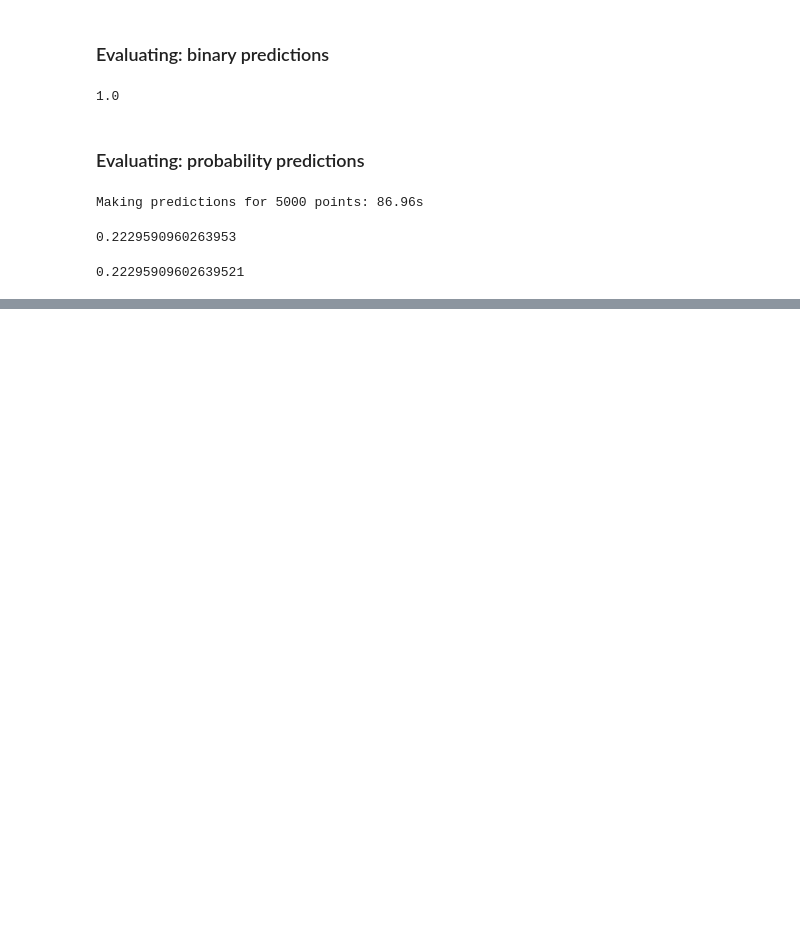
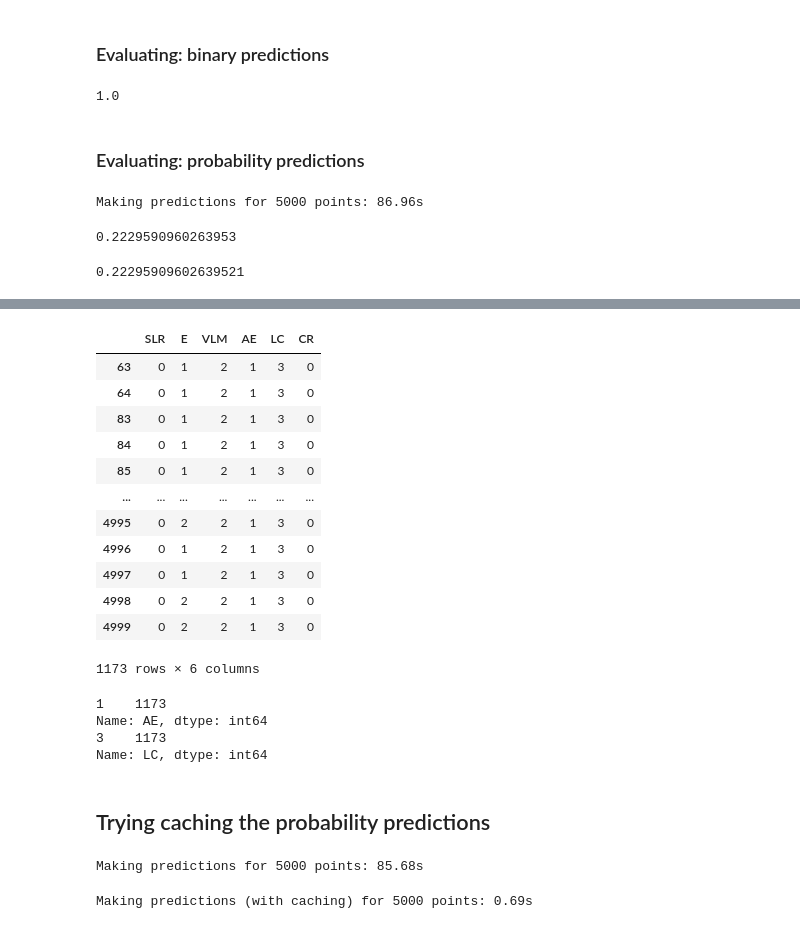
Before and after one commit to sashanksilwal/CRSLR, a Jupyter notebook: Ngoc/Training/Training data.ipynb, the cells around one changed output, grey strips where cells are left out. Drawn from its saved outputs; the diff is of its cells as text; code cells hidden in the pictures; blank space fills up the shorter version.

Commit message:
Updated model training

```diff
--- a/Ngoc/Training/Training data.ipynb
+++ b/Ngoc/Training/Training data.ipynb
@@ -303,0 +404,4 @@ mean_absolute_error(cr0['CR_0'][:n], prob_preds['CR_0'])
+# %%
+val = prob_preds.CR_1.value_counts().index[0]
+same_prob = prob_preds[prob_preds.CR_1 == val]
+same_prob
@@ -303,0 +422,27 @@ mean_absolute_error(cr0['CR_0'][:n], prob_preds['CR_0'])
+# %%
+same_encoded = scenarios_encoded[0].loc[same_prob.index]
+same_encoded
+# %% [output]
+|  | SLR | E | VLM | AE | LC | CR |
+| 63 | 0 | 1 | 2 | 1 | 3 | 0 |
+| 64 | 0 | 1 | 2 | 1 | 3 | 0 |
+| 83 | 0 | 1 | 2 | 1 | 3 | 0 |
+| 84 | 0 | 1 | 2 | 1 | 3 | 0 |
+| 85 | 0 | 1 | 2 | 1 | 3 | 0 |
+| ... | ... | ... | ... | ... | ... | ... |
+| 4995 | 0 | 2 | 2 | 1 | 3 | 0 |
+| 4996 | 0 | 1 | 2 | 1 | 3 | 0 |
+| 4997 | 0 | 1 | 2 | 1 | 3 | 0 |
+| 4998 | 0 | 2 | 2 | 1 | 3 | 0 |
+| 4999 | 0 | 2 | 2 | 1 | 3 | 0 |
+1173 rows × 6 columns
+# %%
+print(same_encoded.AE.value_counts())
+print(same_encoded.LC.value_counts())
+# %% [output]
+1    1173
+Name: AE, dtype: int64
+3    1173
+Name: LC, dtype: int64
+# %% [markdown]
+## Trying caching the probability predictions
@@ -303,0 +461,14 @@ mean_absolute_error(cr0['CR_0'][:n], prob_preds['CR_0'])
+# %%
+t = time()
+n = 5000
+prob_preds = model.predict_probability(s0_test[5000:5000+n])
+print(f"Making predictions for {n} points: %.2fs" % (time() - t))
+# %% [output]
+Making predictions for 5000 points: 85.68s
+# %%
+t = time()
+n = 5000
+prob_preds_cache = predict_prob_caching(model, s0_test[5000:5000+n])
+print(f"Making predictions (with caching) for {n} points: %.2fs" % (time() - t))
+# %% [output]
+Making predictions (with caching) for 5000 points: 0.69s
```
Also changed, not shown: parts of 23 cells of this notebook, 7 other files.
